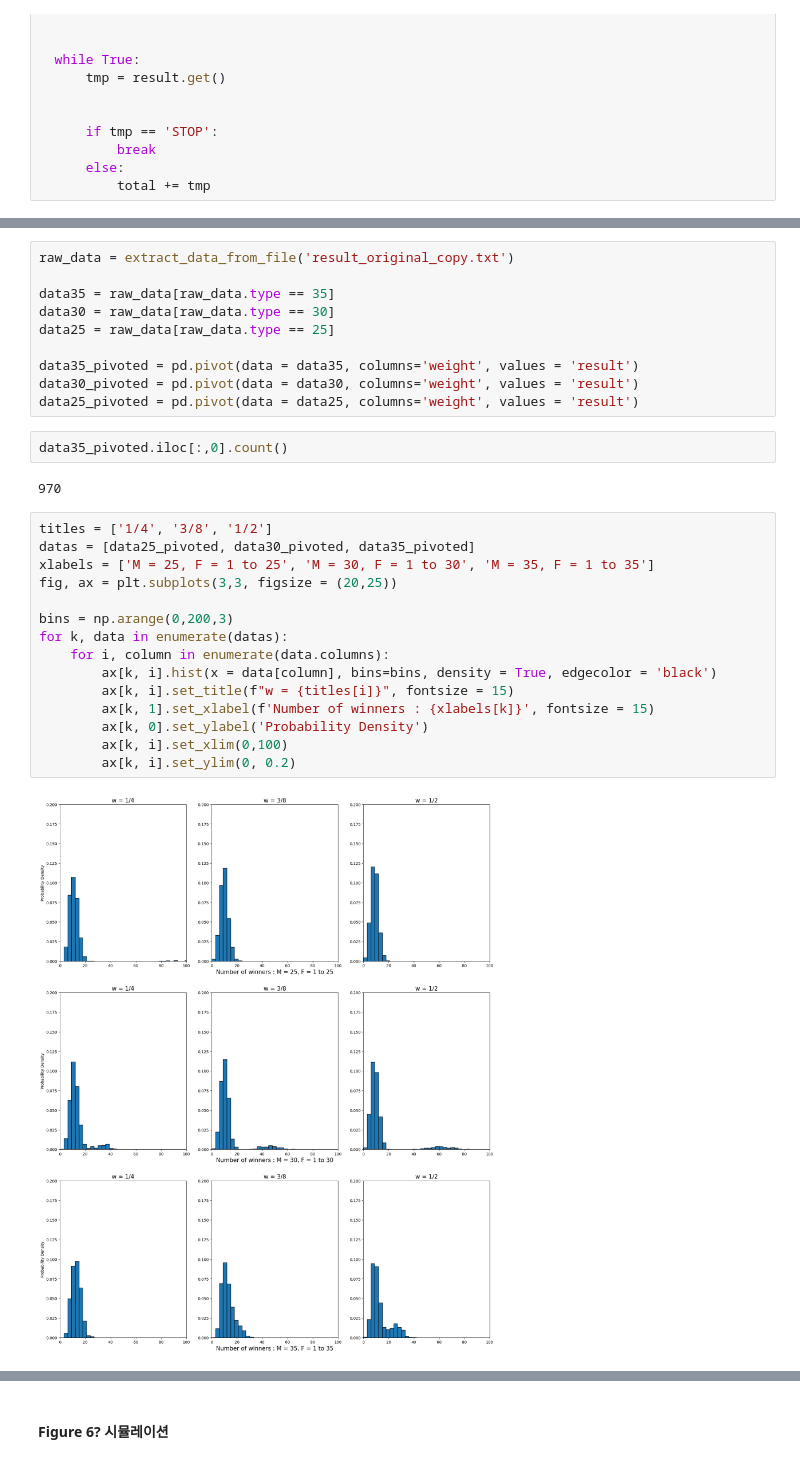
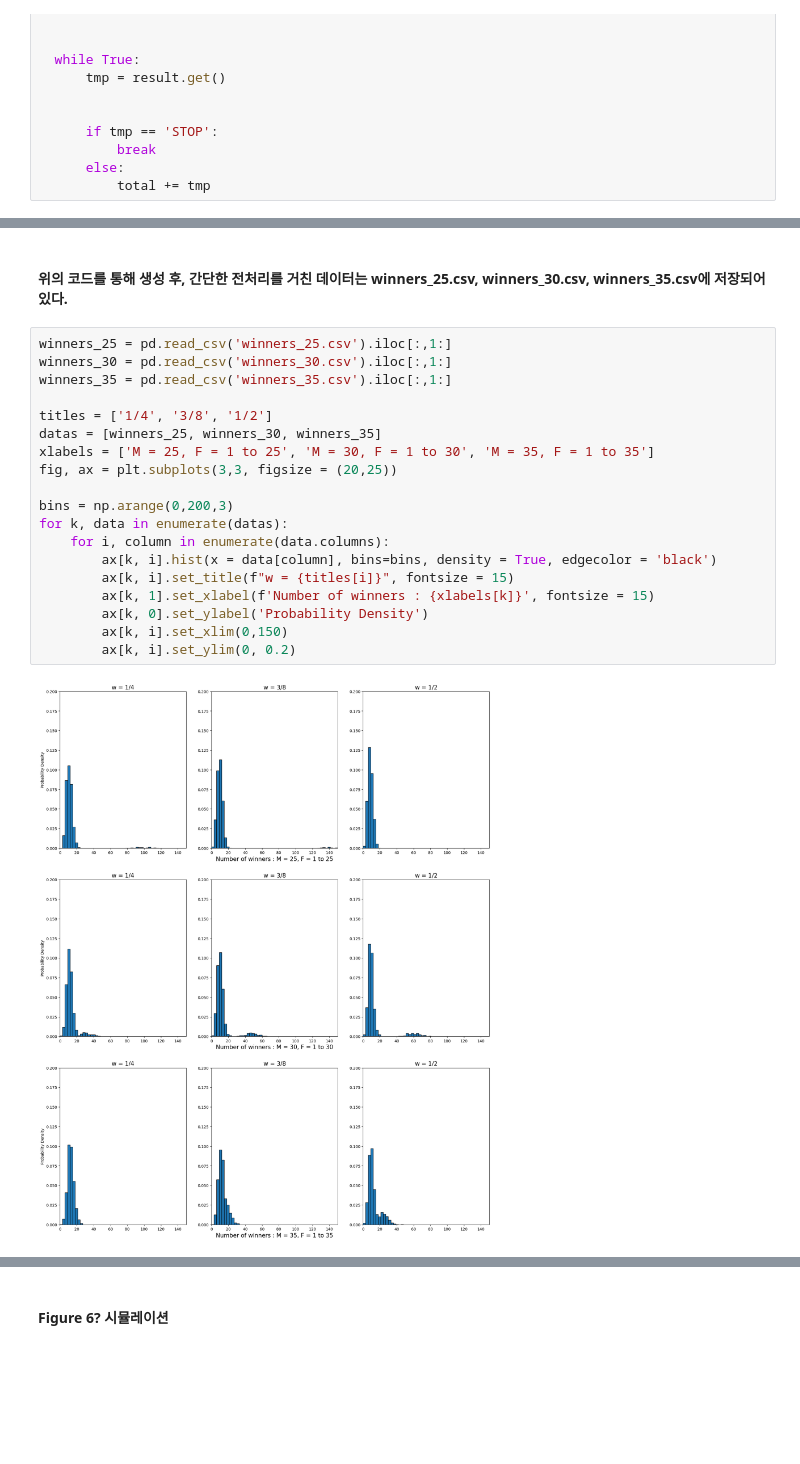
Before and after one commit to woozins/lottery, a Jupyter notebook: lottery_distribute/lottery_secret_code.ipynb, the cells around one changed output, grey strips where cells are left out. Saved outputs shown, nothing was run; the diff lists cells and outputs as text; blank space fills up the shorter version.

```diff
--- a/lottery_distribute/lottery_secret_code.ipynb
+++ b/lottery_distribute/lottery_secret_code.ipynb
@@ -307,31 +276,23 @@ def extract_data_from_file(file_path):
-# %%
-raw_data = extract_data_from_file('result_original_copy.txt')
-
-data35 = raw_data[raw_data.type == 35]
-data30 = raw_data[raw_data.type == 30]
-data25 = raw_data[raw_data.type == 25]
-
-data35_pivoted = pd.pivot(data = data35, columns='weight', values = 'result')
-data30_pivoted = pd.pivot(data = data30, columns='weight', values = 'result')
-data25_pivoted = pd.pivot(data = data25, columns='weight', values = 'result')
-# %%
-data35_pivoted.iloc[:,0].count()
-# %% [output]
-970
+# %% [markdown]
+#### 위의 코드를 통해 생성 후, 간단한 전처리를 거친 데이터는 winners_25.csv, winners_30.csv, winners_35.csv에 저장되어 있다.
 # %%
+winners_25 = pd.read_csv('winners_25.csv').iloc[:,1:]
+winners_30 = pd.read_csv('winners_30.csv').iloc[:,1:]
+winners_35 = pd.read_csv('winners_35.csv').iloc[:,1:]
+
 titles = ['1/4', '3/8', '1/2']
-datas = [data25_pivoted, data30_pivoted, data35_pivoted]
+datas = [winners_25, winners_30, winners_35]
 xlabels = ['M = 25, F = 1 to 25', 'M = 30, F = 1 to 30', 'M = 35, F = 1 to 35']
 fig, ax = plt.subplots(3,3, figsize = (20,25))
 
 bins = np.arange(0,200,3)
 for k, data in enumerate(datas):
     for i, column in enumerate(data.columns):
         ax[k, i].hist(x = data[column], bins=bins, density = True, edgecolor = 'black')
         ax[k, i].set_title(f"w = {titles[i]}", fontsize = 15)
         ax[k, 1].set_xlabel(f'Number of winners : {xlabels[k]}', fontsize = 15)
         ax[k, 0].set_ylabel('Probability Density')
-        ax[k, i].set_xlim(0,100)
+        ax[k, i].set_xlim(0,150)
         ax[k, i].set_ylim(0, 0.2)
 # %% [output]
-[figure, old version]
+[figure, new version]
```
Also changed, not shown: parts of 14 cells of this notebook, 12 other files.
